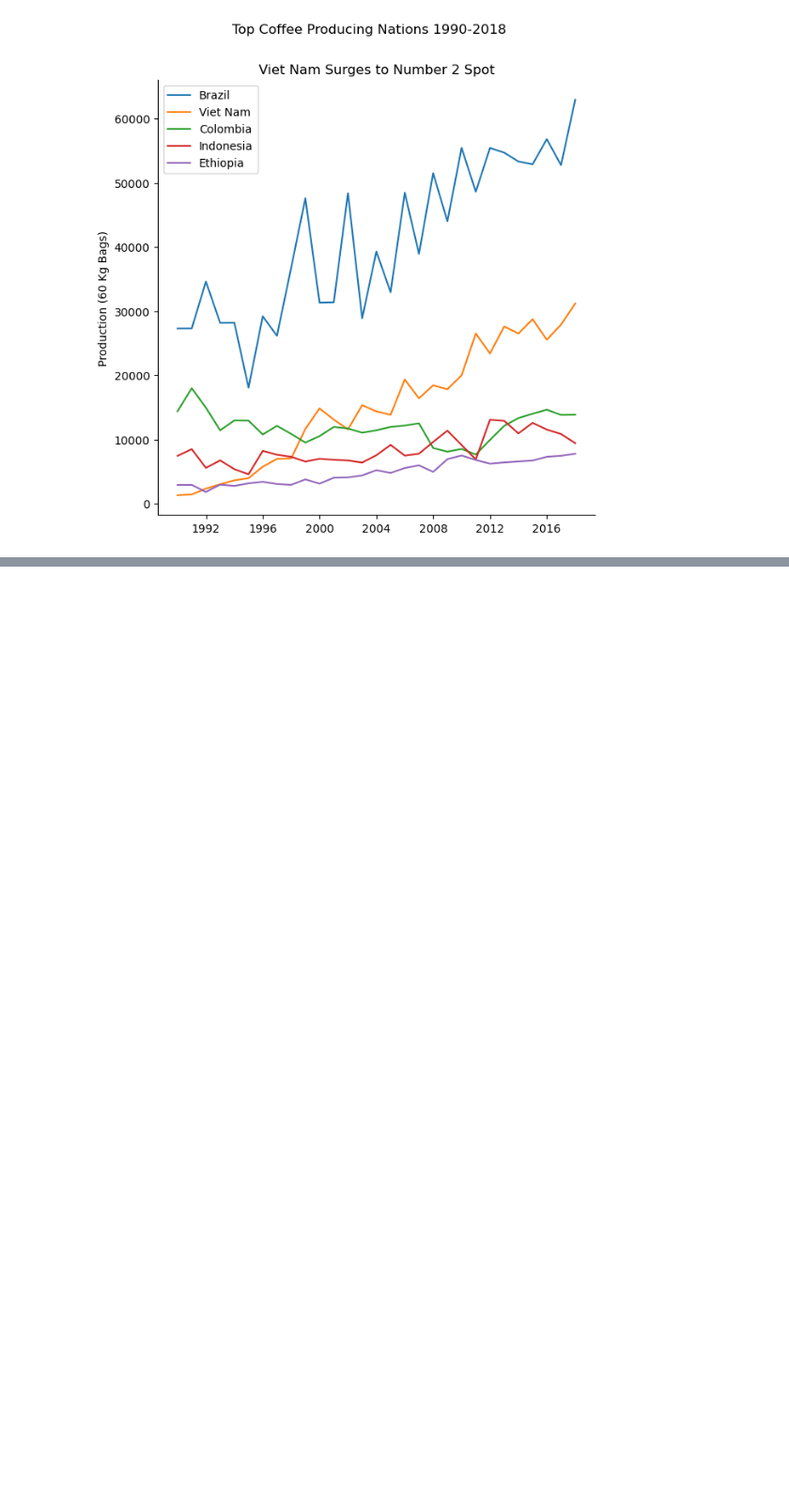
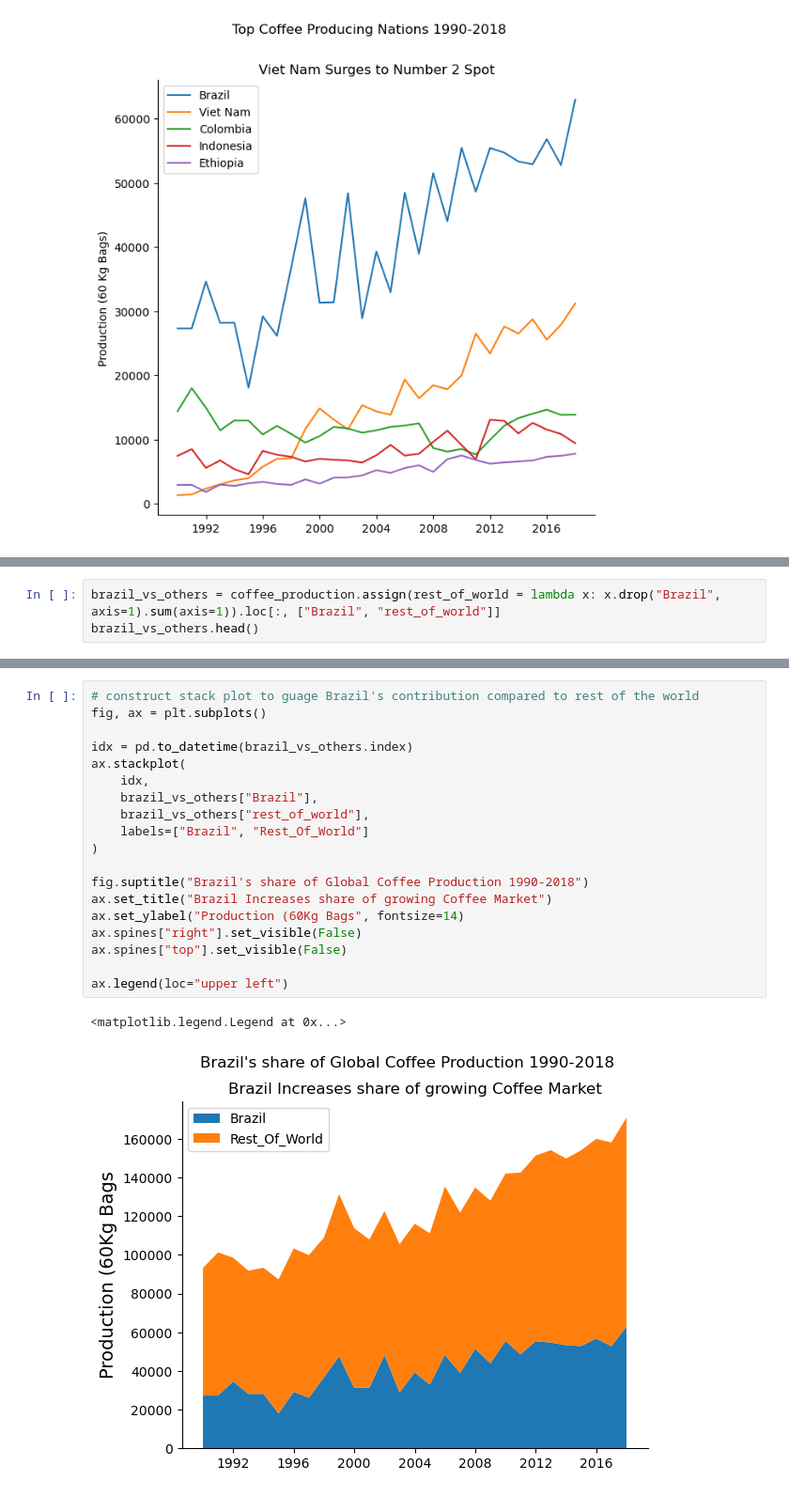
Before and after one commit to MeetPatel89/global_coffee_market, a Jupyter notebook: notebook.ipynb, the cells around one changed output, grey strips where cells are left out. Shown at 94% size. Saved outputs shown, nothing was run; the diff lists cells and outputs as text; blank space fills up the shorter version.

Commit message:
Construct stack plot to guage Brazil's contribution compared to rest of the world

```diff
--- a/notebook.ipynb
+++ b/notebook.ipynb
@@ -126,0 +131,3 @@ ax.legend()
+# %%
+brazil_vs_others = coffee_production.assign(rest_of_world = lambda x: x.drop("Brazil", axis=1).sum(axis=1)).loc[:, ["Brazil", "rest_of_world"]]
+brazil_vs_others.head()
@@ -126,0 +154,22 @@ ax.legend()
+# %%
+# construct stack plot to guage Brazil's contribution compared to rest of the world
+fig, ax = plt.subplots()
+
+idx = pd.to_datetime(brazil_vs_others.index)
+ax.stackplot(
+    idx,
+    brazil_vs_others["Brazil"],
+    brazil_vs_others["rest_of_world"],
+    labels=["Brazil", "Rest_Of_World"]
+)
+
+fig.suptitle("Brazil's share of Global Coffee Production 1990-2018")
+ax.set_title("Brazil Increases share of growing Coffee Market")
+ax.set_ylabel("Production (60Kg Bags", fontsize=14)
+ax.spines["right"].set_visible(False)
+ax.spines["top"].set_visible(False)
+
+ax.legend(loc="upper left")
+# %% [output]
+<matplotlib.legend.Legend at 0x...>
+[figure, added]
```
Also changed, not shown: parts of 3 cells of this notebook.
